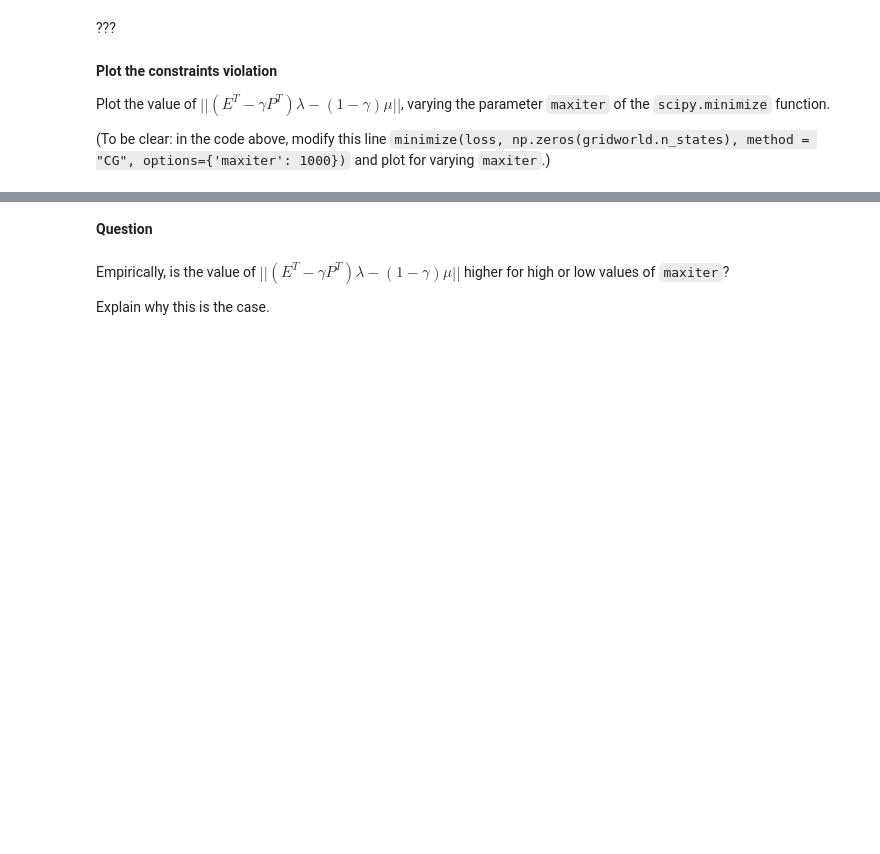
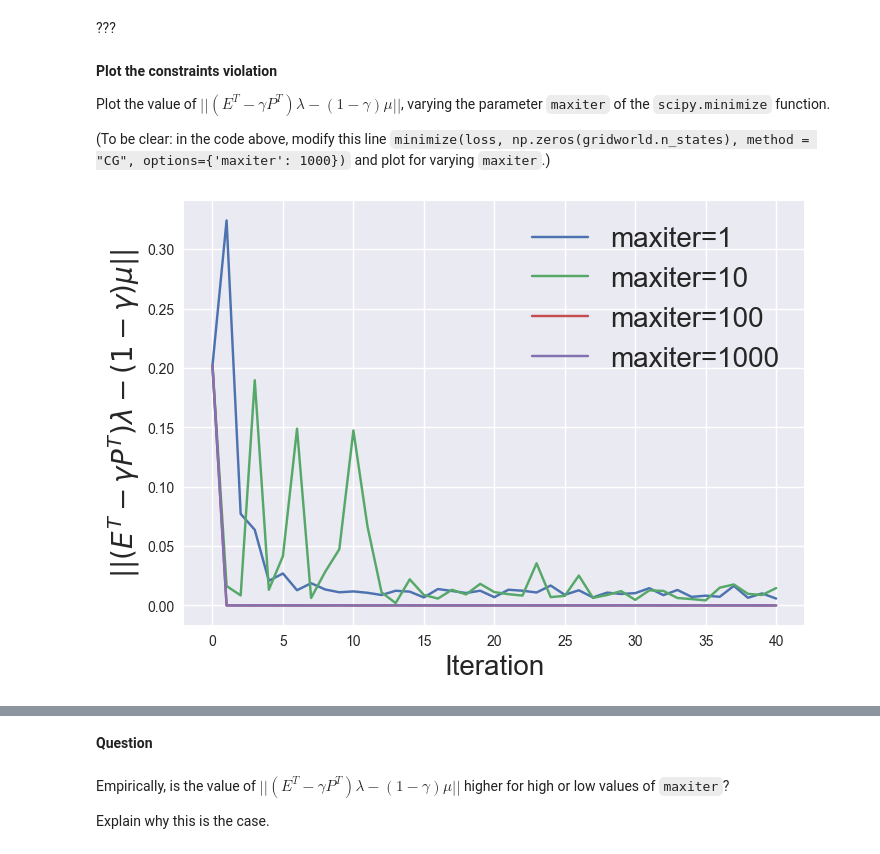
Before and after one commit to yazidi-RO/ee-568-assignment2, a Jupyter notebook: Assignment.ipynb, the cells around one changed output, grey strips where cells are left out. Saved outputs shown, nothing was run; the diff lists cells and outputs as text; code cells hidden in the pictures; blank space fills up the shorter version.

Commit message:
initial work

````diff
--- a/Assignment.ipynb
+++ b/Assignment.ipynb
@@ -290,8 +387,9 @@ from scipy.special import logsumexp, softmax
 from plot import plot_log_lines, plot_lines
 # %%
 def reps_loss(lambda_, V, eta, initial): # return the reps loss
-    ???
-    return ???
+    delta = gridworld.r.flatten() + build_matrix(gridworld).dot(V) # ???
+    loss = (1 - gridworld.gamma) * initial.flatten().dot(V) + (1/eta) * logsumexp(eta * delta, b=lambda_) # ???
+    return loss # ???
 
 def minimize_reps_loss(lambda_, eta, initial): # find minimizer of the reps loss
     loss = lambda V : reps_loss(lambda_, V, eta, initial)
@@ -314,10 +412,10 @@ feasibility_errors.append(feasibility_error)
 for k in range(K):
     eta = 1/np.sqrt(k+1) # set the step size
 
-    V = minimize_reps_loss(???) # minimize the reps loss
+    V = minimize_reps_loss(lambda_, eta, mu) # ??? # minimize the reps loss
     delta = gridworld.r.reshape(gridworld.n_states*gridworld.n_actions) + build_matrix(gridworld).dot(V) # compute the advantage function
 
-    new_lambda_ = ??? # update the lambda
+    new_lambda_ = lambda_ * np.exp(eta * delta) # ??? # update the lambda
     new_lambda_ /= np.sum(new_lambda_) # normalize the lambda_
     lambda_ = new_lambda_
 
@@ -351,5 +451,30 @@ Plot the value of $||(E^T - \gamma P^T)\lambda - (1 - \gamma) \mu || $, varying
 (To be clear: in the code above, modify this line ```minimize(loss, np.zeros(gridworld.n_states), method = "CG", options={'maxiter': 1000})``` and plot for varying `maxiter`.)
 # %%
 # you may use this cell to experiment with the parameter and keep the one above the same if it helps you to keep the overview
+# plot for diff maxiter values
+maxiter_values = [1, 10, 100, 1000]
+all_feasibility_errors = []
+
+for maxiter in maxiter_values:
+    lambda_tmp = np.ones(gridworld.n_states*gridworld.n_actions)/gridworld.n_states/gridworld.n_actions
+    fe = [np.linalg.norm(build_matrix(gridworld).T.dot(lambda_tmp) + (1-gridworld.gamma)*mu)]
+
+    for k in range(K):
+        eta = 1/np.sqrt(k+1)
+        loss = lambda V: reps_loss(lambda_tmp, V, eta, mu)
+        V = minimize(loss, np.zeros(gridworld.n_states), method="CG", options={'maxiter': maxiter}).x
+        delta = gridworld.r.flatten() + build_matrix(gridworld).dot(V)
+        lambda_tmp = lambda_tmp * np.exp(eta * delta)
+        lambda_tmp /= np.sum(lambda_tmp)
+        fe.append(np.linalg.norm(build_matrix(gridworld).T.dot(lambda_tmp) + (1-gridworld.gamma)*mu))
+
+    all_feasibility_errors.append(np.array(fe))
+
+plot_lines(all_feasibility_errors,
+           [f"maxiter={m}" for m in maxiter_values],
+           ["Iteration", "$||(E^T - \\gamma P^T)\\lambda - (1-\\gamma)\\mu||$"],
+           "figs", "constraints_maxiter.pdf", show=True)
+# %% [output]
+[figure, added]
 # %%
 plot_lines([np.array(feasibility_errors)], [r"Constraints violation"], ["Iteration", "$|| (E^T - \gamma P^T)\lambda - (1 - \gamma) \mu ||$"], "figs", "constraints.pdf", show = True)
````
Also changed, not shown: parts of 30 cells of this notebook.
